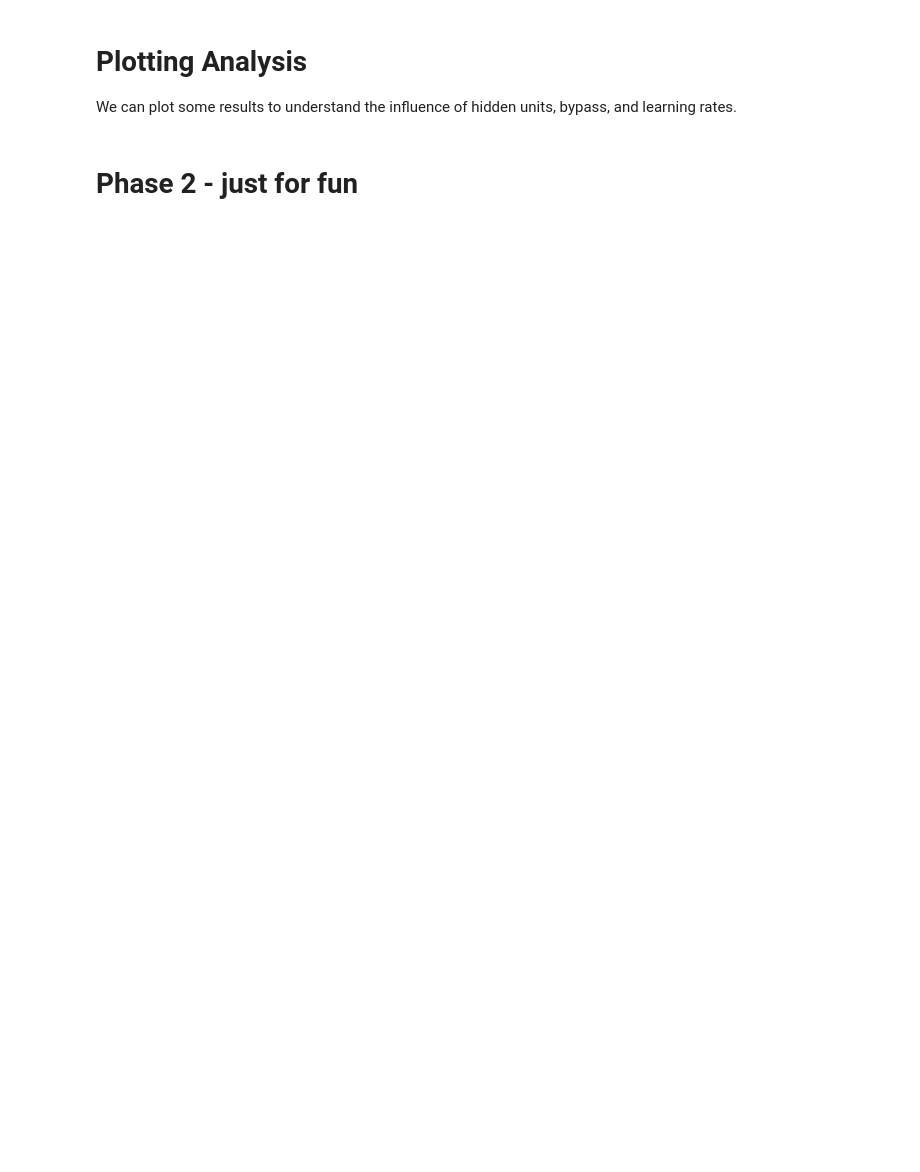
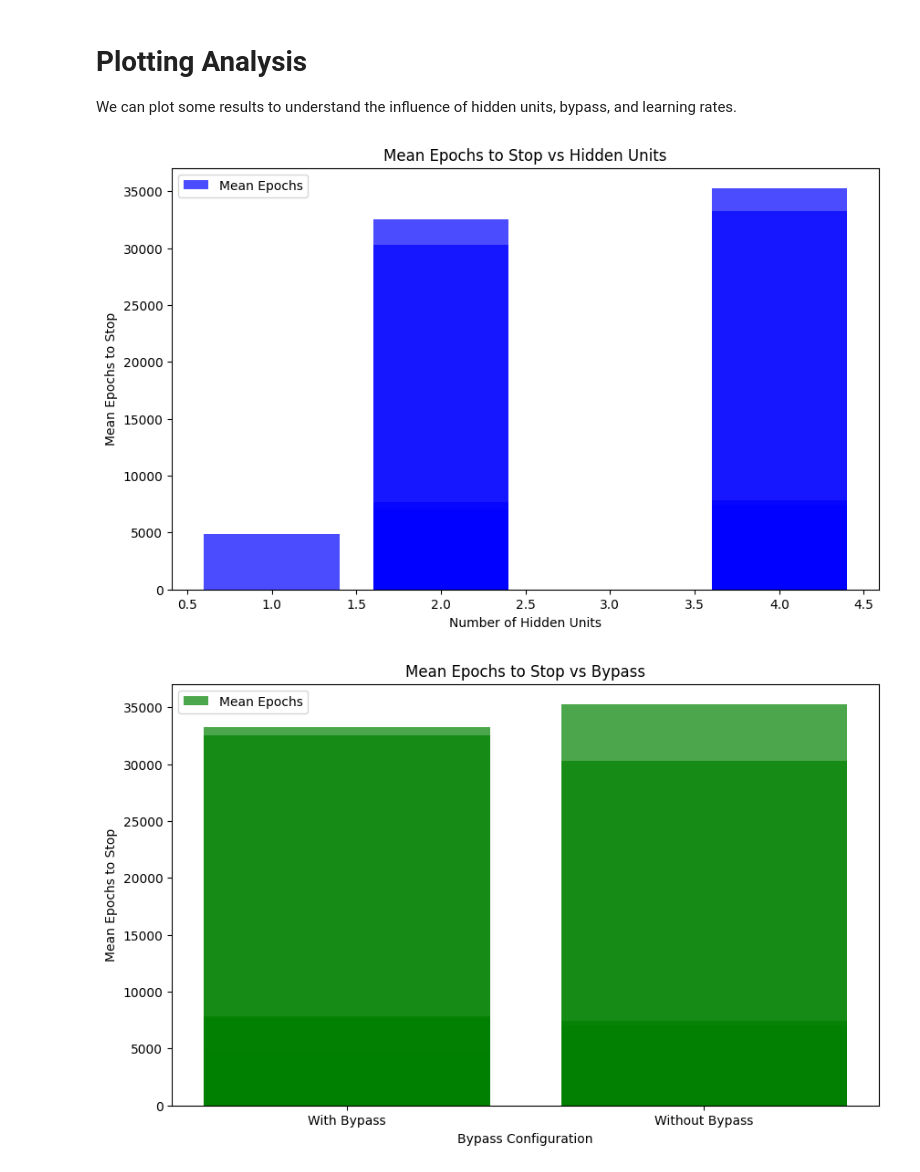
Before and after one commit to ShovalBenjer/deep_learning_neural_networks, a Jupyter notebook: Deep_exc_2_adir_shoval.ipynb, the cells around one changed output. Cells and saved outputs as stored; diff of their text form; code cells hidden in the pictures; blank space fills up the shorter version.

```diff
--- a/Deep_exc_2_adir_shoval.ipynb
+++ b/Deep_exc_2_adir_shoval.ipynb
@@ -367,0 +435,7 @@ print("\nAnalyze this output. Depending on initialization and training, the sing
+# %%
+if __name__ == "__main__":
+    results = run_all_experiments()
+
+    print("\n=== Final Results ===")
+    for i, result in enumerate(results):
+        print(f"Experiment {i + 1}: {result}")
@@ -410,2 +470,0 @@ print("All done!")
-# %% [markdown]
-# **Phase 2 - just for fun**
@@ -496,0 +471,54 @@ run_experiments()
+# %%
+def plot_analysis(exp_results):
+    """
+    Plot relationships based on the experiment results.
+
+    Parameters
+    ----------
+    exp_results : list
+        The list of experiment results from all trials.
+    """
+    import matplotlib.pyplot as plt
+
+    hidden_sizes = [exp['hidden'] for exp in exp_results]
+    bridges = ["With Bypass" if exp['bypass'] else "Without Bypass" for exp in exp_results]
+    learning_rates = [exp['lr'] for exp in exp_results]
+
+    mean_epochs = [exp['mean_epochs'] for exp in exp_results]
+    std_epochs = [exp['std_epochs'] for exp in exp_results]
+
+    # Plot 1: Mean Epochs vs. Hidden Units
+    plt.figure(figsize=(10, 6))
+    plt.bar(hidden_sizes, mean_epochs, color='blue', alpha=0.7, label='Mean Epochs')
+    plt.xlabel('Number of Hidden Units')
+    plt.ylabel('Mean Epochs to Stop')
+    plt.title('Mean Epochs to Stop vs Hidden Units')
+    plt.legend()
+    plt.show()
+
+    # Plot 2: Mean Epochs vs Bypass
+    plt.figure(figsize=(10, 6))
+    plt.bar(bridges, mean_epochs, color='green', alpha=0.7, label='Mean Epochs')
+    plt.xlabel('Bypass Configuration')
+    plt.ylabel('Mean Epochs to Stop')
+    plt.title('Mean Epochs to Stop vs Bypass')
+    plt.legend()
+    plt.show()
+
+    # Plot 3: Std of Epochs vs Learning Rate
+    plt.figure(figsize=(10, 6))
+    plt.scatter(learning_rates, std_epochs, color='red', alpha=0.7, label='Std of Epochs')
+    plt.xlabel('Learning Rate')
+    plt.ylabel('STD of Epochs')
+    plt.title('STD of Epochs vs Learning Rate')
+    plt.legend()
+    plt.xscale('log')
+    plt.show()
+
+
+# Execution
+# Ensure `results` is the output from `run_all_experiments()`
+plot_analysis(results)
+# %% [output]
+[figure, added]
+[figure, added]
```
Also changed, not shown: parts of 24 cells of this notebook.
